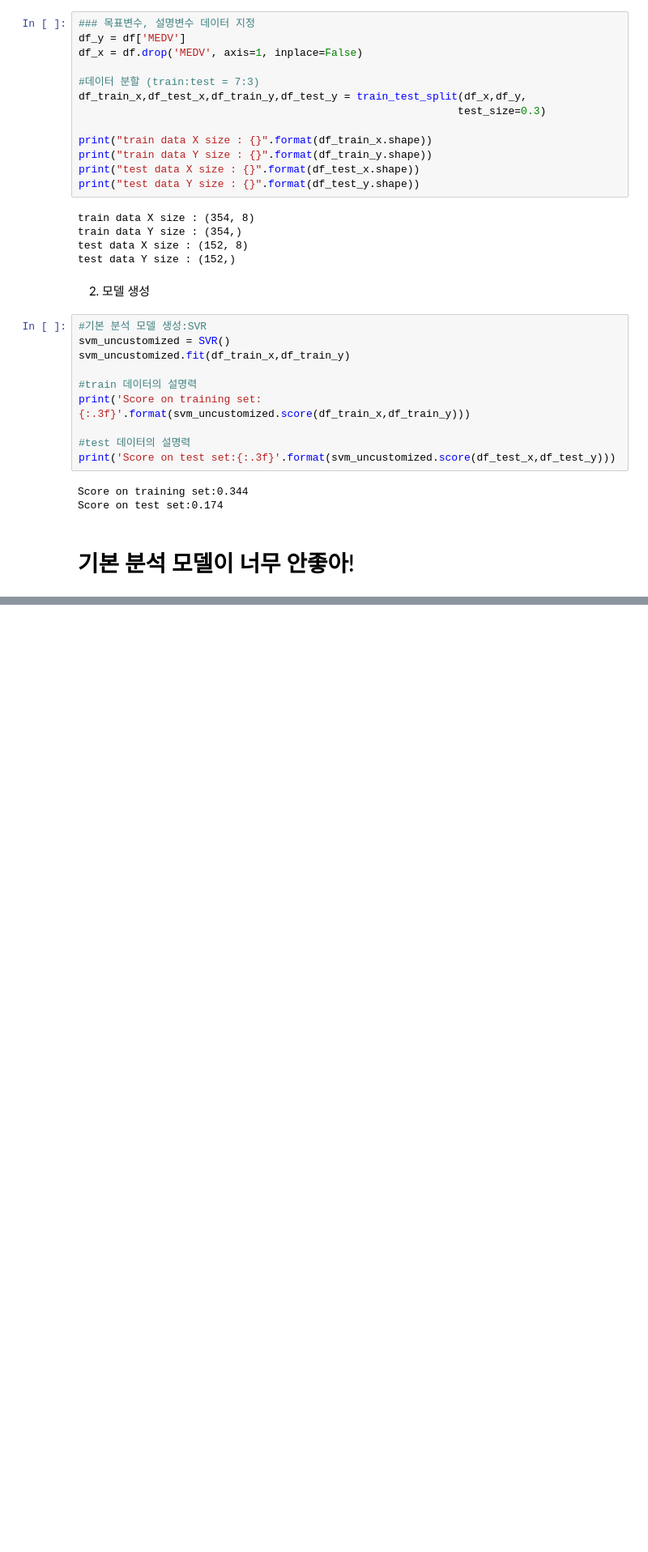
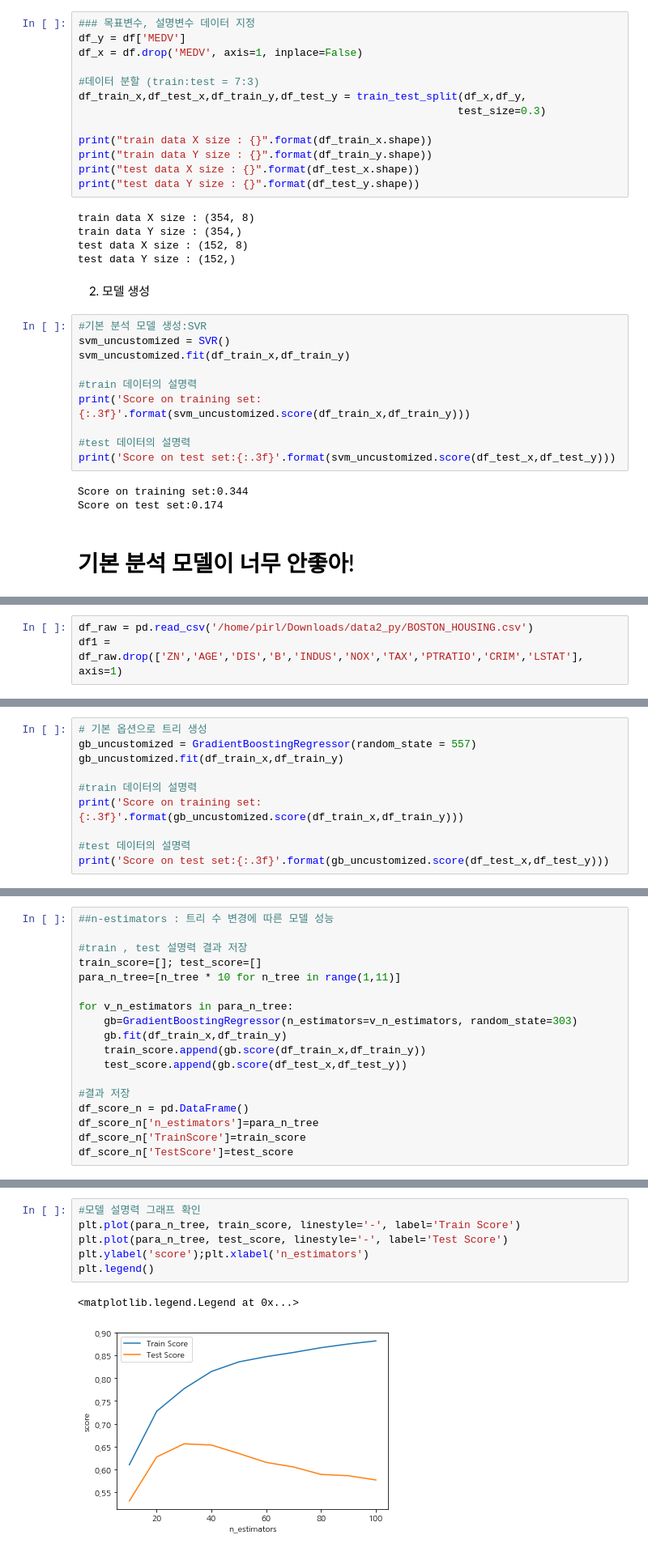
Before and after one commit to juseonjeong/pythonStudy_seon, a Jupyter notebook: py_study/Boston_Housing.ipynb, the cells around one changed output, grey strips where cells are left out. Shown at 81% size. Saved outputs shown, nothing was run; the diff lists cells and outputs as text; blank space fills up the shorter version.

Commit message:
boston housing final

```diff
--- a/py_study/Boston_Housing.ipynb
+++ b/py_study/Boston_Housing.ipynb
@@ -1620,0 +1630,3 @@ Score on test set:0.174
+# %%
+df_raw = pd.read_csv('/home/pirl/Downloads/data2_py/BOSTON_HOUSING.csv')
+df1 = df_raw.drop(['ZN','AGE','DIS','B','INDUS','NOX','TAX','PTRATIO','CRIM','LSTAT'], axis=1)
@@ -1620,0 +1660,10 @@ Score on test set:0.174
+# %%
+# 기본 옵션으로 트리 생성
+gb_uncustomized = GradientBoostingRegressor(random_state = 557)
+gb_uncustomized.fit(df_train_x,df_train_y)
+
+#train 데이터의 설명력
+print('Score on training set:{:.3f}'.format(gb_uncustomized.score(df_train_x,df_train_y)))
+
+#test 데이터의 설명력
+print('Score on test set:{:.3f}'.format(gb_uncustomized.score(df_test_x,df_test_y)))
@@ -1620,0 +1673,18 @@ Score on test set:0.174
+# %%
+##n-estimators : 트리 수 변경에 따른 모델 성능
+
+#train , test 설명력 결과 저장
+train_score=[]; test_score=[]
+para_n_tree=[n_tree * 10 for n_tree in range(1,11)]
+
+for v_n_estimators in para_n_tree:
+    gb=GradientBoostingRegressor(n_estimators=v_n_estimators, random_state=303)
+    gb.fit(df_train_x,df_train_y)
+    train_score.append(gb.score(df_train_x,df_train_y))
+    test_score.append(gb.score(df_test_x,df_test_y))
+
+#결과 저장
+df_score_n = pd.DataFrame()
+df_score_n['n_estimators']=para_n_tree
+df_score_n['TrainScore']=train_score
+df_score_n['TestScore']=test_score
@@ -1620,0 +1706,9 @@ Score on test set:0.174
+# %%
+#모델 설명력 그래프 확인
+plt.plot(para_n_tree, train_score, linestyle='-', label='Train Score')
+plt.plot(para_n_tree, test_score, linestyle='-', label='Test Score')
+plt.ylabel('score');plt.xlabel('n_estimators')
+plt.legend()
+# %% [output]
+<matplotlib.legend.Legend at 0x...>
+[figure, added]
```
Also changed, not shown: parts of 31 cells of this notebook.
